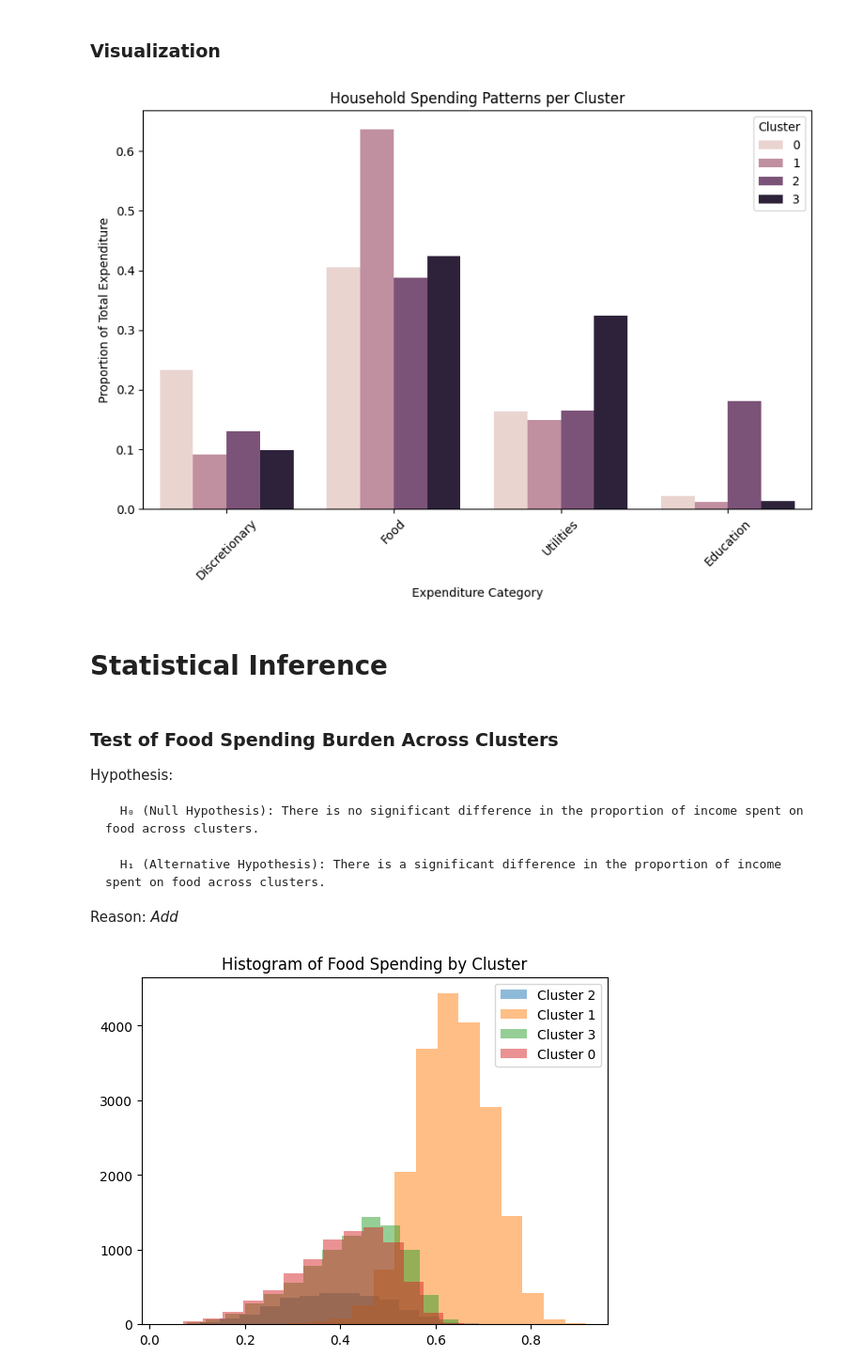
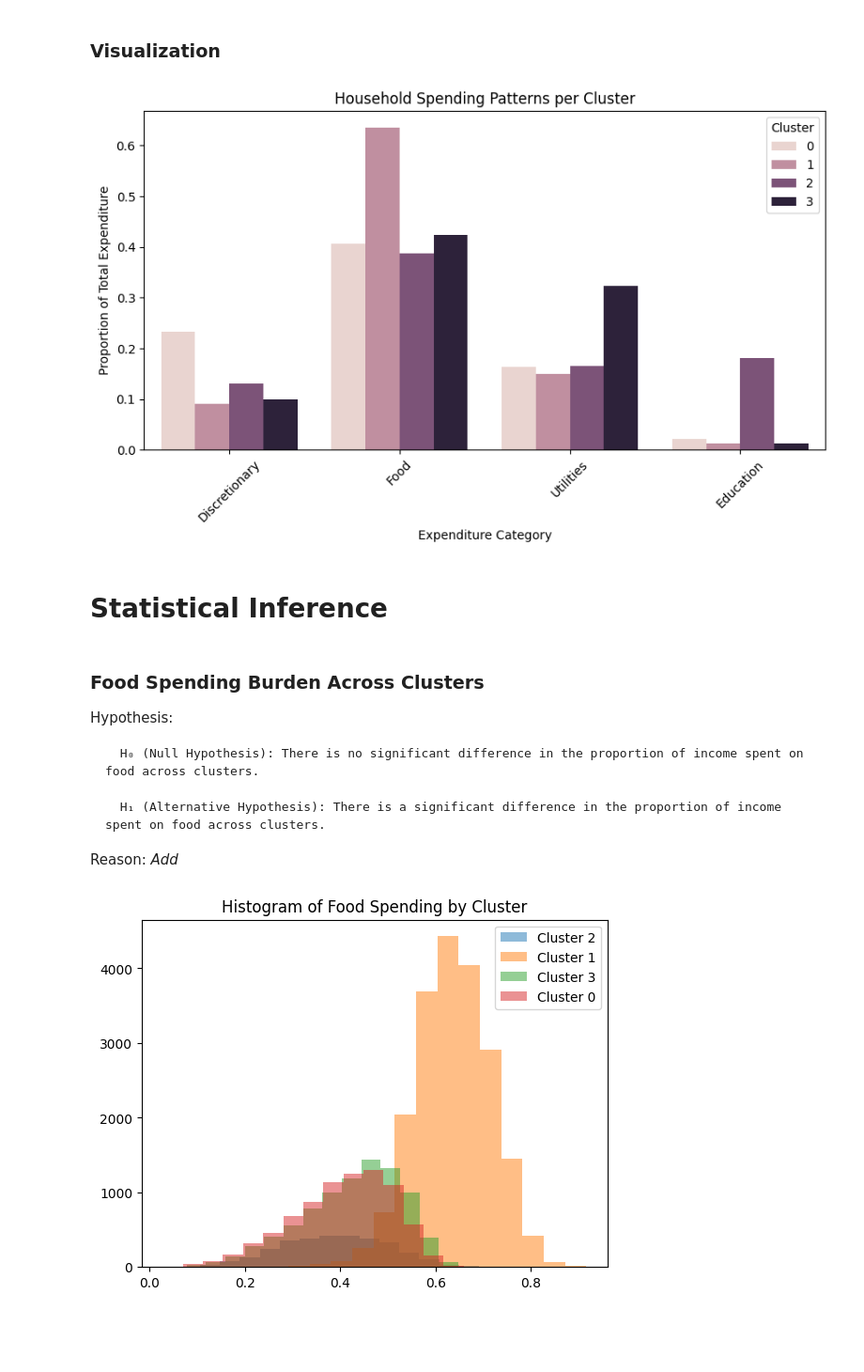
Before and after one commit to marxandreadiane/CSMODEL-MCO1, a Jupyter notebook: CSMODEL-MCO1.ipynb, the cells around one changed output. Shown at 94% size. Saved outputs shown, nothing was run; the diff lists cells and outputs as text; code cells hidden in the pictures; blank space fills up the shorter version.

```diff
--- a/CSMODEL-MCO1.ipynb
+++ b/CSMODEL-MCO1.ipynb
@@ -965,23 +965,23 @@ centroids.rename(columns=category_mapping, inplace=True)
 # %%
 centroids_melted = centroids.melt(id_vars='Cluster',
                                   var_name='Category',
                                   value_name='Spending Proportion')
 
 
-plt.figure(figsize=(10,6))
+plt.figure(figsize=(10,5))
 sns.barplot(data=centroids_melted, x='Category', y='Spending Proportion', hue='Cluster')
 plt.title('Household Spending Patterns per Cluster')
 plt.ylabel('Proportion of Total Expenditure')
 plt.xlabel('Expenditure Category')
 plt.legend(title='Cluster')
 plt.xticks(rotation=45)
 plt.show()
 # %% [output]
-[figure, old version]
+[figure, new version]
 # %% [markdown]
 # Statistical Inference
 # %% [markdown]
-### Test of Food Spending Burden Across Clusters
+### Food Spending Burden Across Clusters
 
 Hypothesis:
 
```
Also changed, not shown: parts of 14 cells of this notebook.
